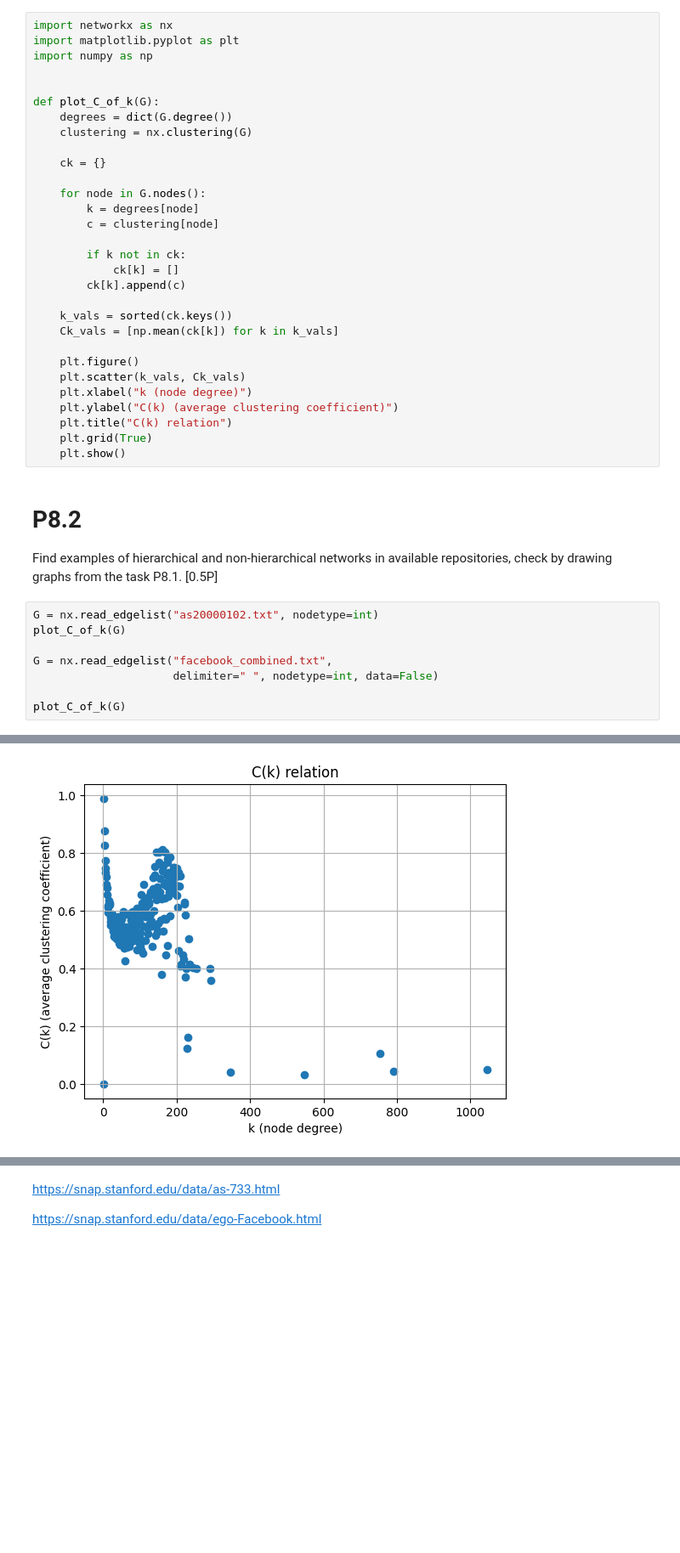
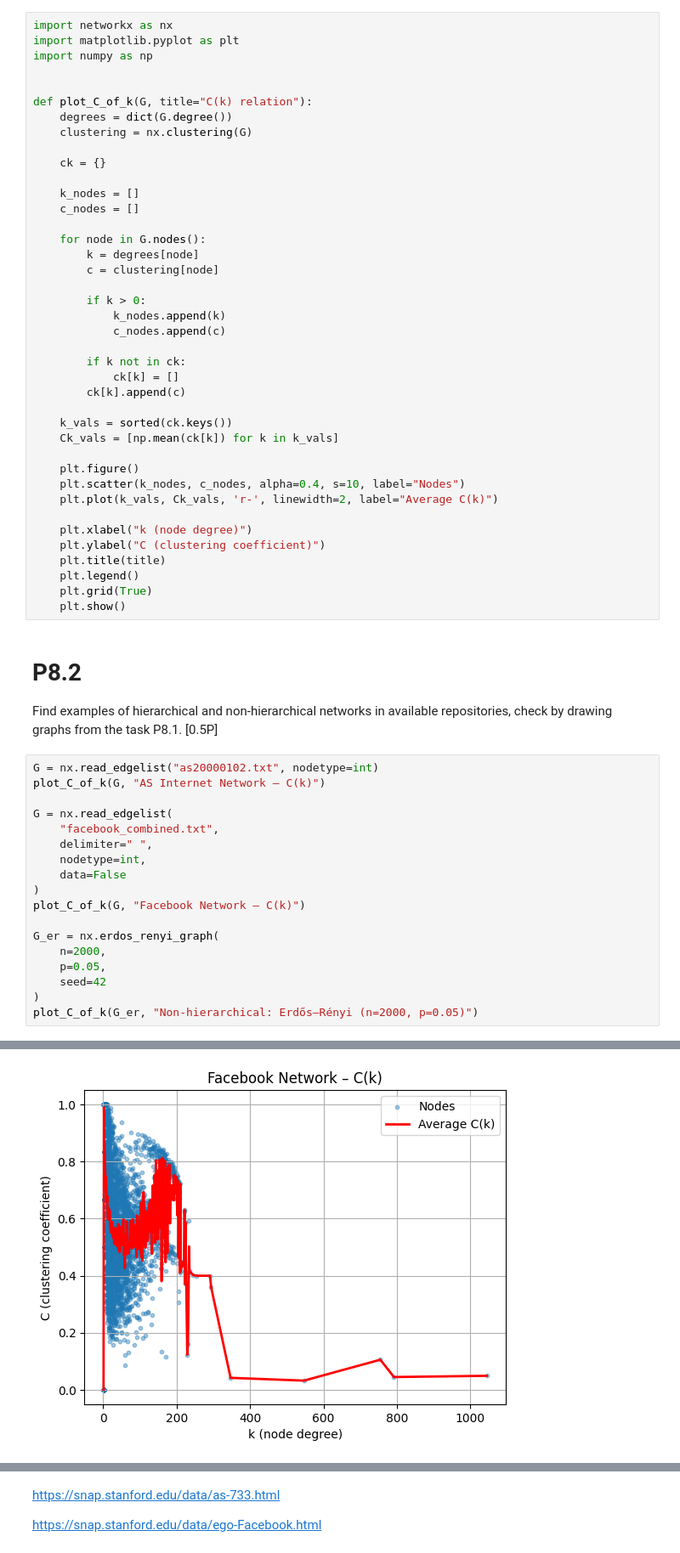
Before and after one commit to OganKuba/Social-Recomndation-Systems-Tasks, a Jupyter notebook: P8/P8.ipynb, the cells around one changed output, grey strips where cells are left out. Shown at 85% size. Cells and saved outputs as stored; diff of their text form; blank space fills up the shorter version.

```diff
--- a/P8/P8.ipynb
+++ b/P8/P8.ipynb
@@ -8,15 +8,22 @@ import matplotlib.pyplot as plt
 import numpy as np
 
 
-def plot_C_of_k(G):
+def plot_C_of_k(G, title="C(k) relation"):
     degrees = dict(G.degree())
     clustering = nx.clustering(G)
 
     ck = {}
 
+    k_nodes = []
+    c_nodes = []
+
     for node in G.nodes():
         k = degrees[node]
         c = clustering[node]
+
+        if k > 0:
+            k_nodes.append(k)
+            c_nodes.append(c)
 
         if k not in ck:
             ck[k] = []
@@ -26,10 +33,13 @@ def plot_C_of_k(G):
     Ck_vals = [np.mean(ck[k]) for k in k_vals]
 
     plt.figure()
-    plt.scatter(k_vals, Ck_vals)
+    plt.scatter(k_nodes, c_nodes, alpha=0.4, s=10, label="Nodes")
+    plt.plot(k_vals, Ck_vals, 'r-', linewidth=2, label="Average C(k)")
+
     plt.xlabel("k (node degree)")
-    plt.ylabel("C(k) (average clustering coefficient)")
-    plt.title("C(k) relation")
+    plt.ylabel("C (clustering coefficient)")
+    plt.title(title)
+    plt.legend()
     plt.grid(True)
     plt.show()
 # %% [markdown]
@@ -39,10 +49,20 @@ available repositories, check by drawing graphs from the task
 P8.1. [0.5P]
 # %%
 G = nx.read_edgelist("as20000102.txt", nodetype=int)
-plot_C_of_k(G)
+plot_C_of_k(G, "AS Internet Network – C(k)")
 
-G = nx.read_edgelist("facebook_combined.txt",
-                     delimiter=" ", nodetype=int, data=False)
+G = nx.read_edgelist(
+    "facebook_combined.txt",
+    delimiter=" ",
+    nodetype=int,
+    data=False
+)
+plot_C_of_k(G, "Facebook Network – C(k)")
 
-plot_C_of_k(G)
+G_er = nx.erdos_renyi_graph(
+    n=2000,
+    p=0.05,
+    seed=42
+)
+plot_C_of_k(G_er, "Non-hierarchical: Erdős–Rényi (n=2000, p=0.05)")
 # %% [output]
@@ -50 +70 @@ plot_C_of_k(G)
-[figure, old version]
+[figure, new version]
```
Also changed, not shown: parts of 10 cells of this notebook, 3 other files.
